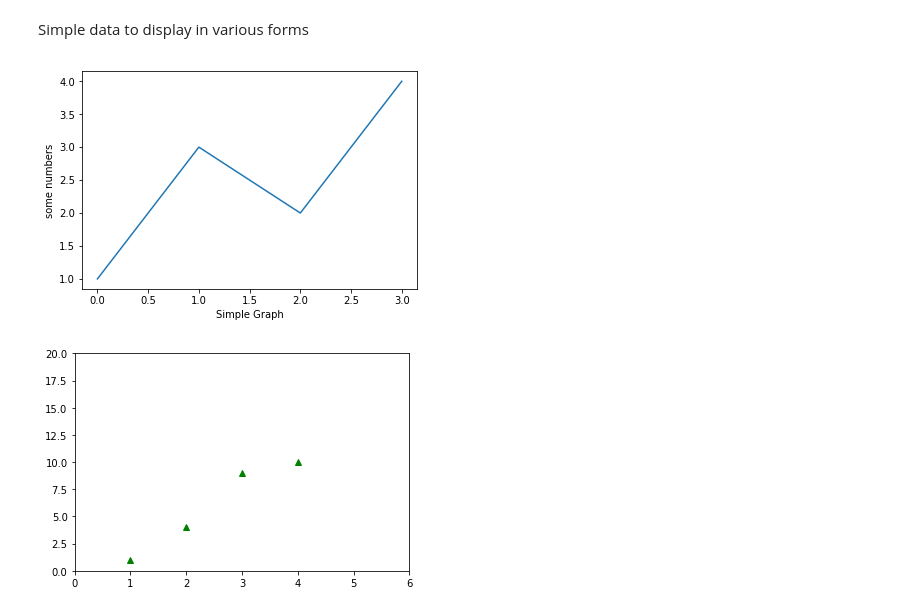
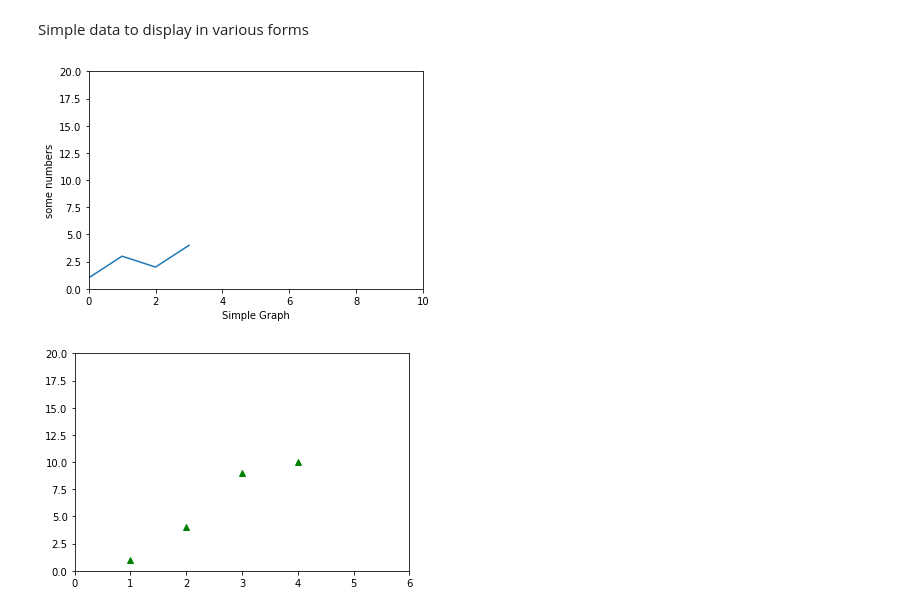
Before and after one commit to JoaoViniciusPR/FGV_Programming_Languages, a Jupyter notebook: Python/Notebooks/JV_Aula_13_Numpy_Matplotlib_Pandas.ipynb, the cells around one changed output. Saved outputs shown, nothing was run; the diff lists cells and outputs as text; code cells hidden in the pictures.

```diff
--- a/Python/Notebooks/JV_Aula_13_Numpy_Matplotlib_Pandas.ipynb
+++ b/Python/Notebooks/JV_Aula_13_Numpy_Matplotlib_Pandas.ipynb
@@ -267,11 +265,11 @@ Simple data to display in various forms
 # %%
 plt.plot([1,3,2,4])
 plt.ylabel('some numbers')
 plt.xlabel('Simple Graph')
-#plt.axis([0,10,0,20])
+plt.axis([0,10,0,20])
 plt.show()
 # %% [output]
-[figure, old version]
+[figure, new version]
 # %%
 plt.plot([1,2,3,4], [1,4,9,10], 'g^')
 plt.axis([0, 6, 0, 20])
```
Also changed, not shown: parts of 10 cells of this notebook, 2 other files.
